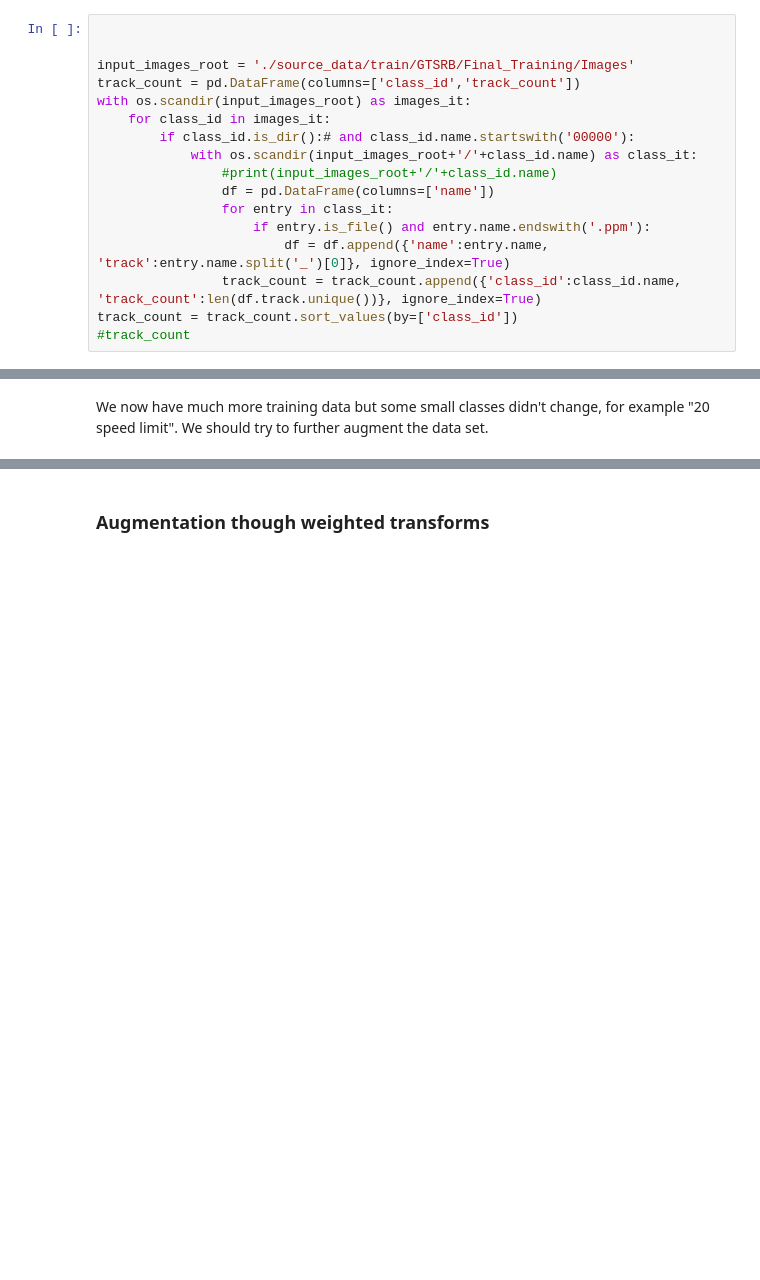
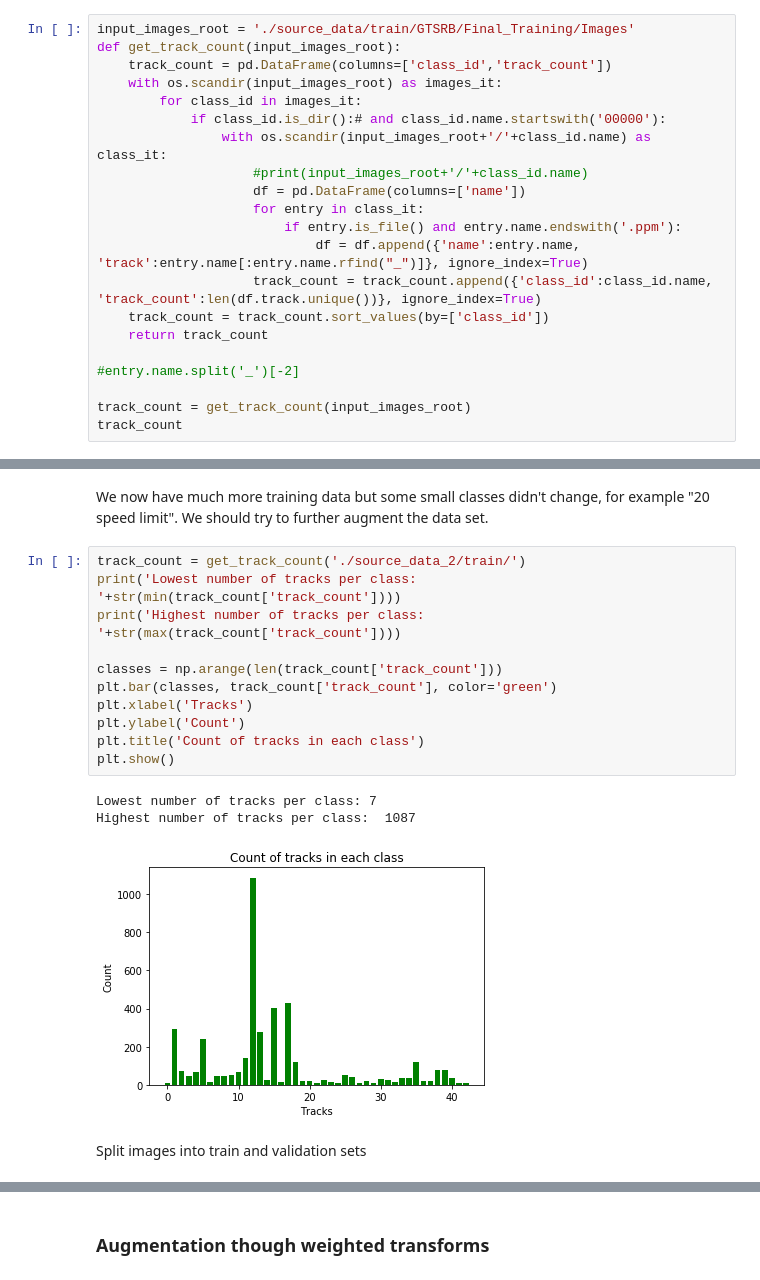
Before and after one commit to j99nowicki/ml_road_signs, a Jupyter notebook: 1 Download data.ipynb, the cells around one changed output, grey strips where cells are left out. Saved outputs shown, nothing was run; the diff lists cells and outputs as text; blank space fills up the shorter version.

```diff
--- a/1 Download data.ipynb
+++ b/1 Download data.ipynb
@@ -258,19 +258,23 @@ Ideally, the augmentation should be applied on training set to equalize class si
 # %% [markdown]
 As mentioned before signs images come from video tracks. Let's visualize the amount of tracks for each class.
 # %%
+input_images_root = './source_data/train/GTSRB/Final_Training/Images'
+def get_track_count(input_images_root):
+    track_count = pd.DataFrame(columns=['class_id','track_count'])
+    with os.scandir(input_images_root) as images_it:
+        for class_id in images_it:
+            if class_id.is_dir():# and class_id.name.startswith('00000'):
+                with os.scandir(input_images_root+'/'+class_id.name) as class_it:
+                    #print(input_images_root+'/'+class_id.name)
+                    df = pd.DataFrame(columns=['name'])
+                    for entry in class_it:
+                        if entry.is_file() and entry.name.endswith('.ppm'):
+                            df = df.append({'name':entry.name, 'track':entry.name[:entry.name.rfind("_")]}, ignore_index=True)
+                    track_count = track_count.append({'class_id':class_id.name, 'track_count':len(df.track.unique())}, ignore_index=True)
+    track_count = track_count.sort_values(by=['class_id'])
+    return track_count
 
+#entry.name.split('_')[-2]
 
-input_images_root = './source_data/train/GTSRB/Final_Training/Images'
-track_count = pd.DataFrame(columns=['class_id','track_count'])
-with os.scandir(input_images_root) as images_it:
-    for class_id in images_it:
-        if class_id.is_dir():# and class_id.name.startswith('00000'):
-            with os.scandir(input_images_root+'/'+class_id.name) as class_it:
-                #print(input_images_root+'/'+class_id.name)
-                df = pd.DataFrame(columns=['name'])
-                for entry in class_it:
-                    if entry.is_file() and entry.name.endswith('.ppm'):
-                        df = df.append({'name':entry.name, 'track':entry.name.split('_')[0]}, ignore_index=True)
-                track_count = track_count.append({'class_id':class_id.name, 'track_count':len(df.track.unique())}, ignore_index=True)
-track_count = track_count.sort_values(by=['class_id'])
-#track_count
+track_count = get_track_count(input_images_root)
+track_count
@@ -449,3 +470,20 @@ Biggest class:  13200
 # %% [markdown]
 We now have much more training data but some small classes didn't change, for example "20 speed limit".
 We should try to further augment the data set.
+# %%
+track_count = get_track_count('./source_data_2/train/')
+print('Lowest number of tracks per class: '+str(min(track_count['track_count'])))
+print('Highest number of tracks per class:  '+str(max(track_count['track_count'])))
+
+classes = np.arange(len(track_count['track_count']))
+plt.bar(classes, track_count['track_count'], color='green')
+plt.xlabel('Tracks')
+plt.ylabel('Count')
+plt.title('Count of tracks in each class')
+plt.show()
+# %% [output]
+Lowest number of tracks per class: 7
+Highest number of tracks per class:  1087
+[figure, added]
+# %% [markdown]
+Split images into train and validation sets
```
Also changed, not shown: parts of 10 cells of this notebook.
